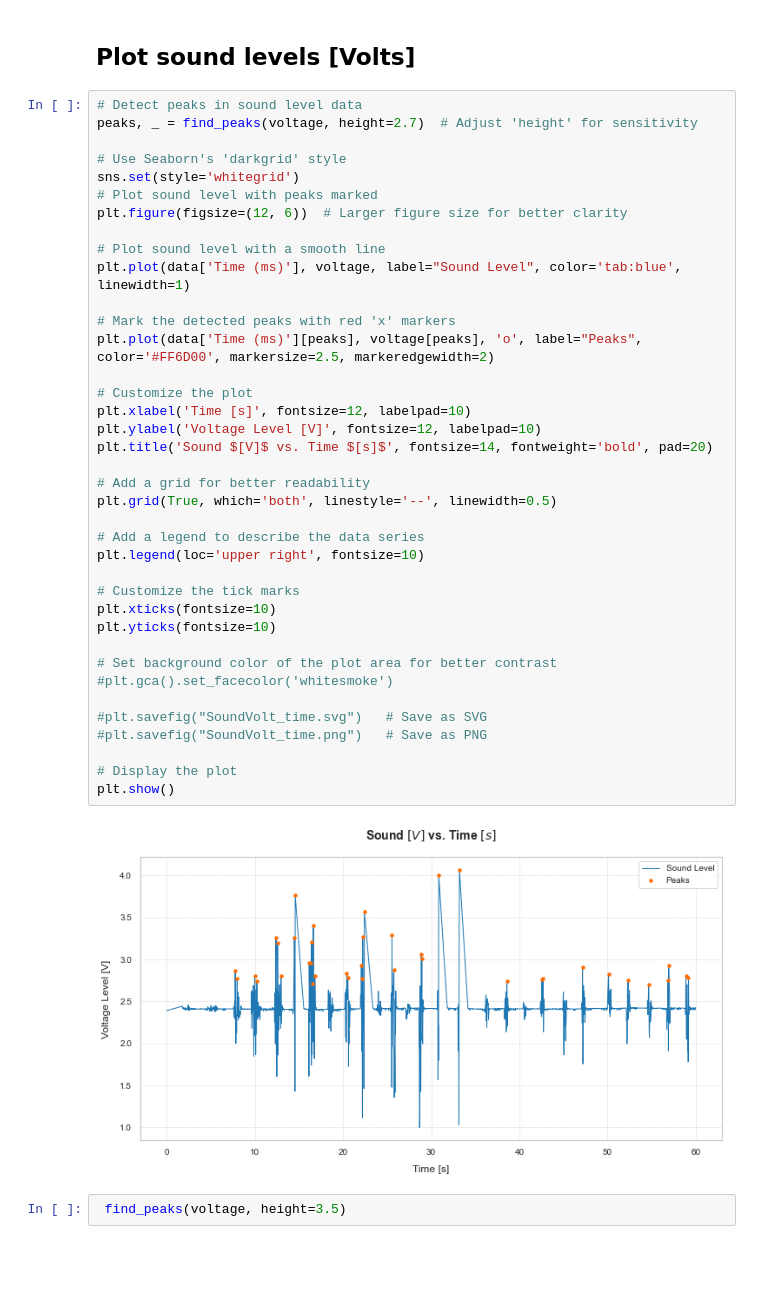
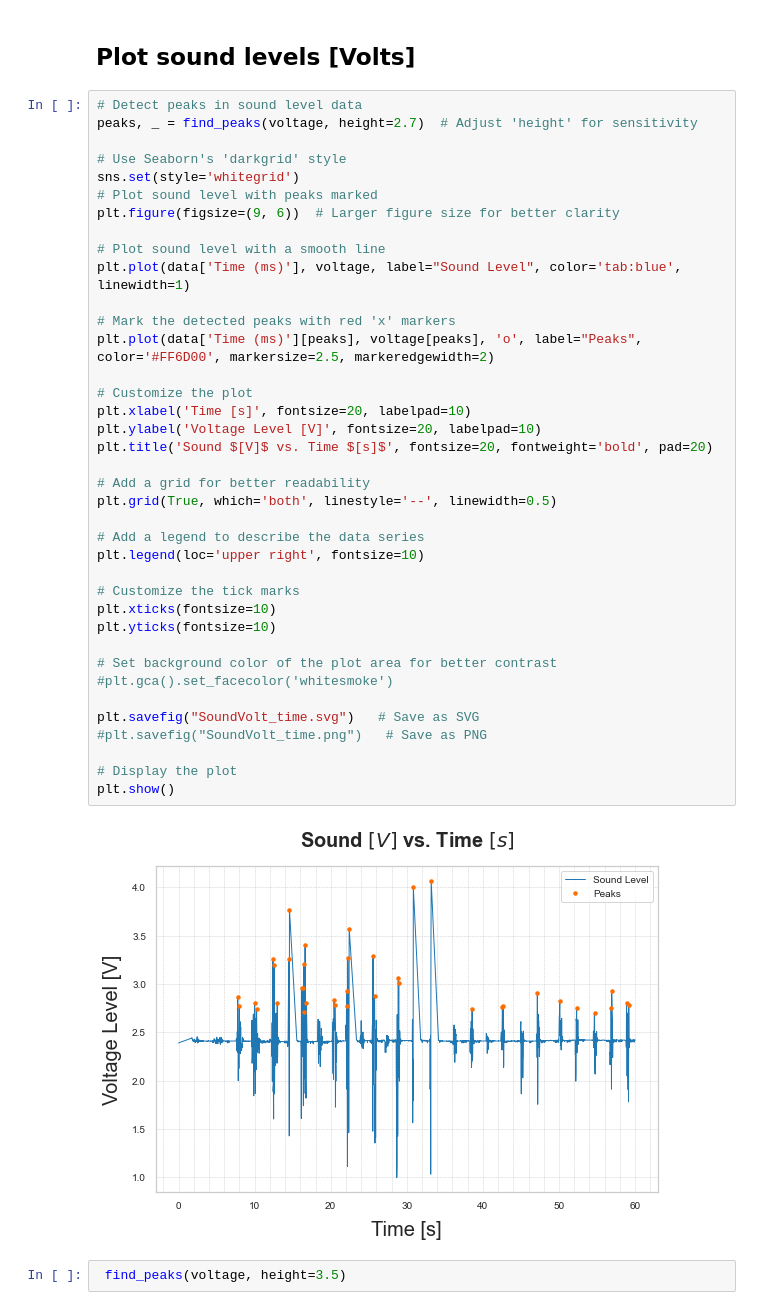
Before and after one commit to Ireneroda/Sleeping-Mask-project, a Jupyter notebook: microphone/Sound_data_analysis.ipynb, the cells around one changed output. Saved outputs shown, nothing was run; the diff lists cells and outputs as text; blank space fills up the shorter version.

```diff
--- a/microphone/Sound_data_analysis.ipynb
+++ b/microphone/Sound_data_analysis.ipynb
@@ -140,39 +140,39 @@ peaks, _ = find_peaks(voltage, height=2.7)  # Adjust 'height' for sensitivity
 # Use Seaborn's 'darkgrid' style
 sns.set(style='whitegrid')
 # Plot sound level with peaks marked
-plt.figure(figsize=(12, 6))  # Larger figure size for better clarity
+plt.figure(figsize=(9, 6))  # Larger figure size for better clarity
 
 # Plot sound level with a smooth line
 plt.plot(data['Time (ms)'], voltage, label="Sound Level", color='tab:blue', linewidth=1)
 
 # Mark the detected peaks with red 'x' markers
 plt.plot(data['Time (ms)'][peaks], voltage[peaks], 'o', label="Peaks", color='#FF6D00', markersize=2.5, markeredgewidth=2)
 
 # Customize the plot
-plt.xlabel('Time [s]', fontsize=12, labelpad=10)
-plt.ylabel('Voltage Level [V]', fontsize=12, labelpad=10)
-plt.title('Sound $[V]$ vs. Time $[s]$', fontsize=14, fontweight='bold', pad=20)
+plt.xlabel('Time [s]', fontsize=20, labelpad=10)
+plt.ylabel('Voltage Level [V]', fontsize=20, labelpad=10)
+plt.title('Sound $[V]$ vs. Time $[s]$', fontsize=20, fontweight='bold', pad=20)
 
 # Add a grid for better readability
 plt.grid(True, which='both', linestyle='--', linewidth=0.5)
 
 # Add a legend to describe the data series
 plt.legend(loc='upper right', fontsize=10)
 
 # Customize the tick marks
 plt.xticks(fontsize=10)
 plt.yticks(fontsize=10)
 
 # Set background color of the plot area for better contrast
 #plt.gca().set_facecolor('whitesmoke')
 
-#plt.savefig("SoundVolt_time.svg")   # Save as SVG
+plt.savefig("SoundVolt_time.svg")   # Save as SVG
 #plt.savefig("SoundVolt_time.png")   # Save as PNG
 
 # Display the plot
 plt.show()
 # %% [output]
-[figure, old version]
+[figure, new version]
 # %%
  find_peaks(voltage, height=3.5)
 # %% [output]
```
Also changed, not shown: parts of 6 cells of this notebook, 8 other files.
